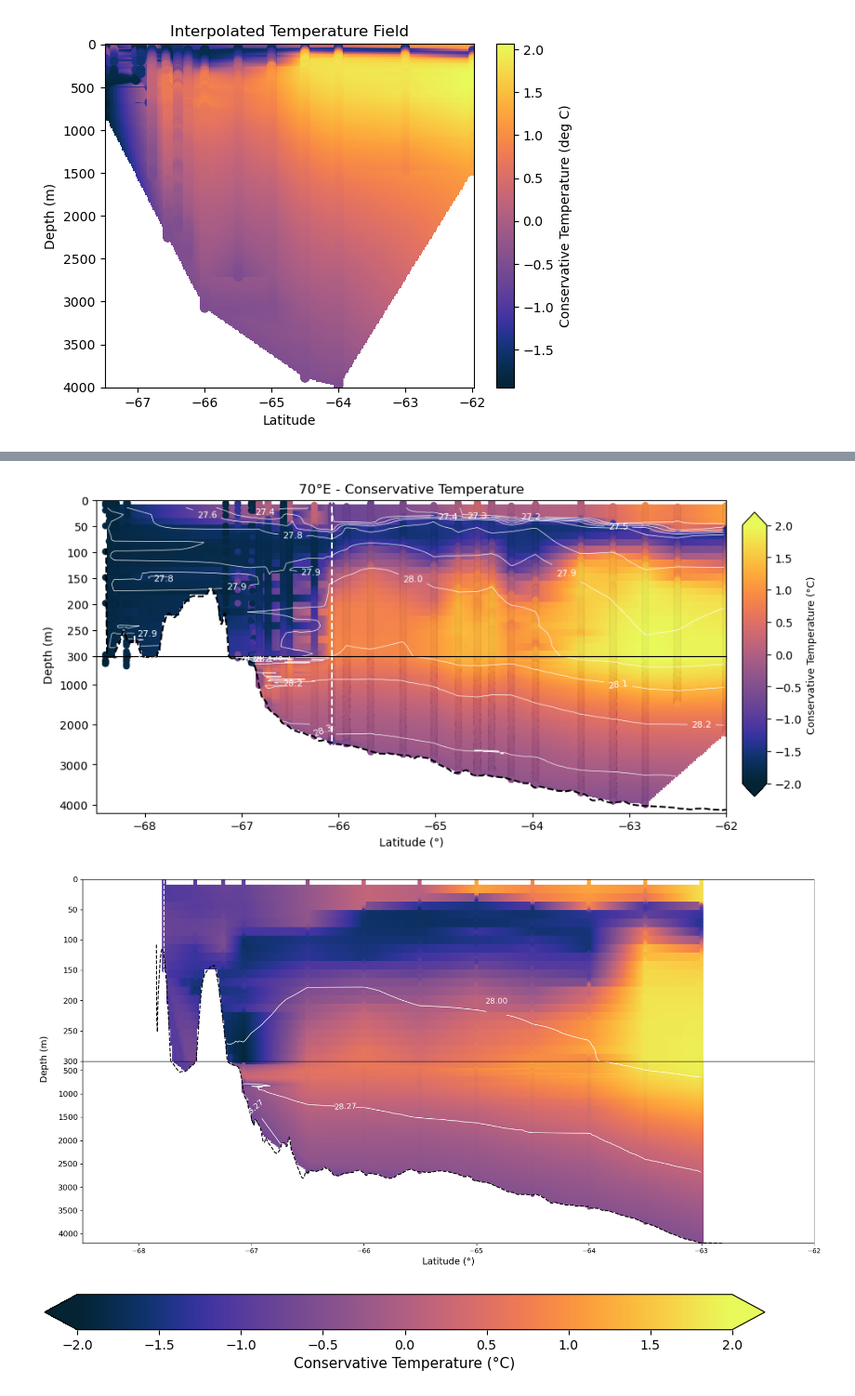
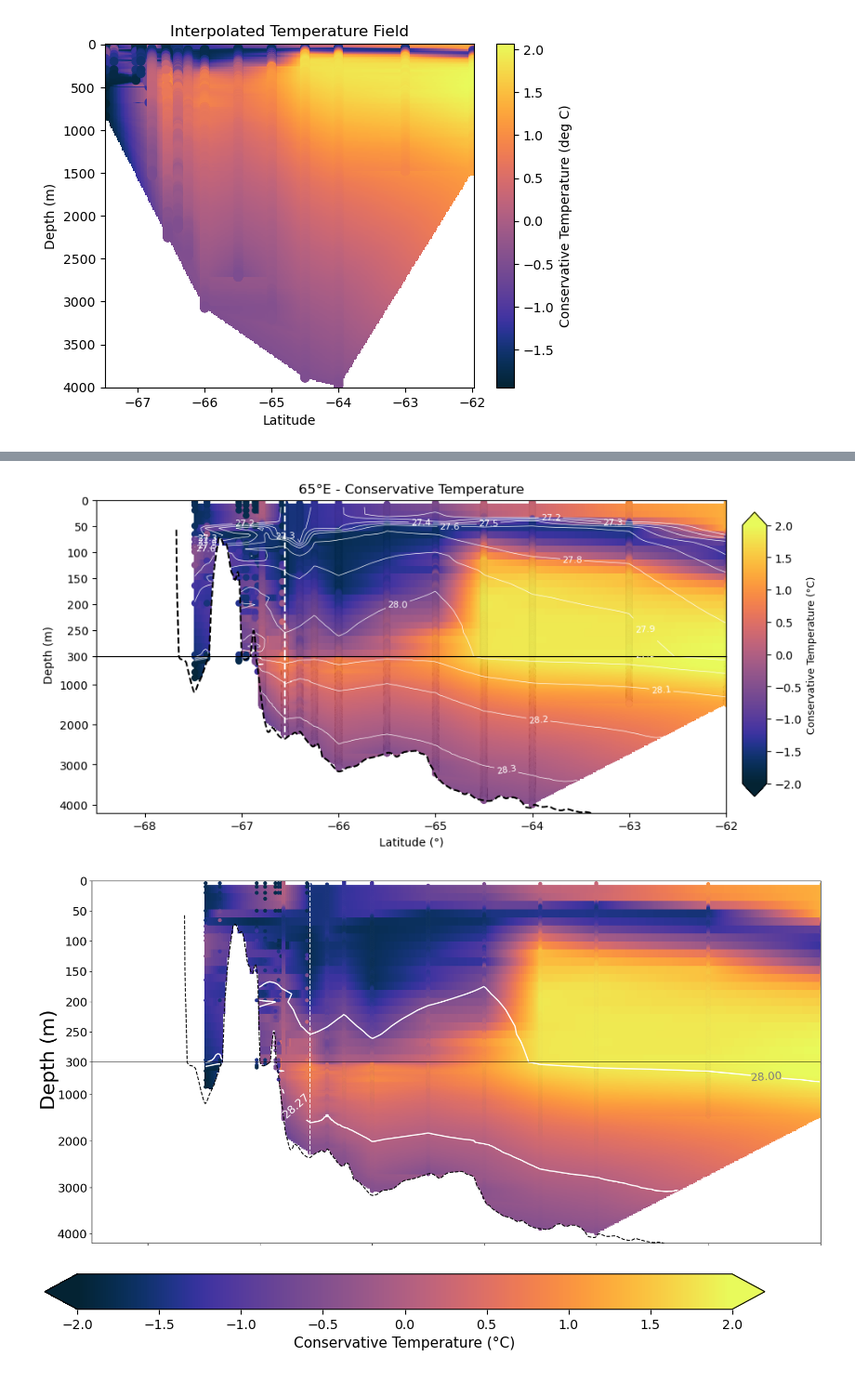
Before and after one commit to SiennaNeve/CDObs, a Jupyter notebook: Notebooks/find_transects.ipynb, the cells around one changed output, grey strips where cells are left out. Shown at 93% size. Saved outputs shown, nothing was run; the diff lists cells and outputs as text; code cells hidden in the pictures.

Commit message:
figure fix ups

```diff
--- a/Notebooks/find_transects.ipynb
+++ b/Notebooks/find_transects.ipynb
@@ -240,15 +240,15 @@ argo_oxygen = oxygen[argo_data]
 ## then open the files & manually add in a time column where Jan 1 = 1 & Dec 30 = 365
 # %%
 #IN2021 65E transect
-# name = 'IN2021'
-# folder_path = '../Data/Final/transect_data/IN2021_65E'
-# longitude_line = 65
+name = 'IN2021'
+folder_path = '../Data/Final/transect_data/IN2021_65E'
+longitude_line = 65
 # # excluded_folder = 'Transect data\IN2021_transect_65E_files\rest of transect to be edited'
 
 # #AA1992 68E transect
-name = 'AA1992'
-folder_path = '../Data/Final/transect_data/AA1992_68E'
-longitude_line = 68
+# name = 'AA1992'
+# folder_path = '../Data/Final/transect_data/AA1992_68E'
+# longitude_line = 68
 # excluded_folder = 'Transect data\AA1992_transect_68E_files\rest of transect to be edited'
 
 # # #IN2021 70E transect
@@ -759,11 +764,11 @@ Minimum Latitude: -67.77583
 
 #make sure to align it with whatever ship transect you have chosen
 # #65 lon
-# min_longitude = 64.99
-# max_longitude = 65.01
-# #68
-min_longitude = 67.99
-max_longitude = 68.01
+min_longitude = 64.99
+max_longitude = 65.01
+# # #68
+# min_longitude = 67.99
+# max_longitude = 68.01
 #70 lon
 # min_longitude = 69.99
 # max_longitude = 70.01
@@ -1359,7 +1364,7 @@ plt.subplots_adjust(hspace=0)
 # Show the plot
 plt.show()
 # %% [output]
-[figure, old version]
+[figure, new version]
 # %%
 # Create the figure and subplots
 fig, (ax1, ax2) = plt.subplots(2, 1, figsize=(20, 10))
@@ -1371,13 +1376,13 @@ elevation = gebco_full.elevation.where(gebco_full.elevation < 0, np.nan)
 mesh1 = ax1.pcolormesh(grid_X, grid_Z, grid_cons_temp_inside_polygon, cmap='cmo.thermal', vmin=-2, vmax=2)
 #cont1 = ax1.contour(grid_X, grid_Z, grid_neu_dens, levels=10, colors='w', linewidths=0.5)
 #cont1 = ax1.contour(grid_X, grid_Z, grid_neu_dens, levels=[27.2, 27.3, 27.4, 27.5, 27.6, 27.8, 27.9, 28.0, 28.1, 28.2, 28.3], colors='w', linewidths=0.5)
-cont1 = ax1.contour(grid_X, grid_Z, grid_neu_dens_inside_polygon, levels=[28, 28.27], colors='w', linewidths=1)
+cont1 = ax1.contour(grid_X, grid_Z, grid_neu_dens_inside_polygon, levels=[28, 28.27], colors='w', linewidths=2)
 # Overlay scatter/plot values
 scat1 = ax1.scatter(latitude, depth, c=cons_temperature, cmap='cmo.thermal', edgecolor = 'lightgray', linewidths=0.01, vmin=-2, vmax=2)
 # # Add vertical dashed white lines for each unique latitude
 # for lat in set(unique_latitudes):
 #     ax1.axvline(x=lat, color='white', linestyle='--', linewidth=0.4)
-label1 = ax1.clabel(cont1, inline=True, fontsize=12, fmt='%1.2f')
+label1 = ax1.clabel(cont1, inline=True, fontsize=17, fmt='%1.2f')
 ax1.axvline(x=max_latitude, color='white', linestyle='--', linewidth=1.5)
 # Manually adjust the position of the label for the 28-level contour
 for label in label1:
@@ -1396,14 +1401,14 @@ ax1.plot(sea_floor_latitude, sea_floor_depth, color='black', linestyle='--', lab
 mesh2 = ax2.pcolormesh(grid_X, grid_Z, grid_cons_temp_inside_polygon, cmap='cmo.thermal', vmin=-2, vmax=2)
 #cont2 = ax2.contour(grid_X, grid_Z, grid_neu_dens, levels=10, colors='w', linewidths=0.5)
 #cont2 = ax2.contour(grid_X, grid_Z, grid_neu_dens, levels=[27.2, 27.3, 27.4, 27.5, 27.6, 27.8, 27.9, 28.0, 28.1, 28.2, 28.3], colors='w', linewidths=0.5)
-cont2 = ax2.contour(grid_X, grid_Z, grid_neu_dens_inside_polygon, levels=[28, 28.27], colors='w', linewidths=1)
+cont2 = ax2.contour(grid_X, grid_Z, grid_neu_dens_inside_polygon, levels=[28, 28.27], colors='w', linewidths=2)
 # Overlay scatter/plot values
 scat2 = ax2.scatter(latitude, depth, c=cons_temperature, cmap='cmo.thermal', edgecolor = 'lightgray', linewidths=0.001, vmin=-2, vmax=2)
 # # Add vertical dashed white lines for each unique latitude
 # for lat in set(unique_latitudes):
 #     ax2.axvline(x=lat, color='white', linestyle='--', linewidth=0.4)
 ax2.axvline(x=max_latitude, color='white', linestyle='--', linewidth=1.5)
-label2 = ax2.clabel(cont2, inline=True, fontsize=12, fmt='%1.2f')
+label2 = ax2.clabel(cont2, inline=True, fontsize=17, fmt='%1.2f')
 # Get the label for the level 28 contour
 label_28 = label2[0]  # Assuming the label for 28 is the first label in the list
 # Set the color of the label for level 28 to a different color (e.g., red)
@@ -1414,47 +1419,50 @@ label_28.set_color('gray')
 ax2.set_ylim(300, 4200)
 ax2.set_xlim(-68.5, -62)
 ax2.invert_yaxis()
-ax2.set_xlabel('Latitude (°)', fontsize=14)
+# ax2.set_xlabel('Latitude', fontsize=30, labelpad=20)
 # ax2.set_xticklabels([])
 # ax2.grid(linewidth=0.3, color='lightgray')
 ax2.plot(sea_floor_latitude, sea_floor_depth, color='black', linestyle='--', label='Seafloor')
 
 
 # Increase y-axis tick label font size for both subplots
-ax1.tick_params(axis='y', labelsize=12)
-ax2.tick_params(axis='y', labelsize=12)
+ax1.tick_params(axis='y', labelsize=18)
+ax2.tick_params(axis='y', labelsize=18)
+ax2.tick_params(axis='x', labelsize=20)
 
 
+
+ax2.set_xticklabels([])
 
 
 # # Create a single colorbar for both subplots
 # cmap = plt.get_cmap('cmo.thermal')
 # norm = colors.Normalize(vmin=-2, vmax=2)
 # sm = plt.cm.ScalarMappable(cmap=cmap, norm=norm)
 # sm.set_array([])
 
 
 # # Position the colorbar on the right side
 # cax = fig.add_axes([0.92, 0.15, 0.03, 0.7])  # [left, bottom, width, height]
 # cbar = fig.colorbar(sm, cax=cax, extend='both')
 # cbar.set_label('Conservative Temperature (°C)', fontsize=13)
 # cbar.ax.tick_params(axis='y', labelsize=11)
 # #cbar.set_label('Absolute Salinity (g/kg)', fontsize=9)
 
 # Add y-axis title between the subplots
-fig.text(0.08, 0.5, 'Depth (m)', va='center', rotation='vertical', fontsize=14)
+fig.text(0.07, 0.5, 'Depth (m)', va='center', rotation='vertical', fontsize=30)
 
 # Adjust the spacing between subplots
 plt.subplots_adjust(hspace=0)
 
 
 # ax1.grid(True)
 # ax2.grid(True)
 
 # Show the plot
 plt.show()
 # %% [output]
-[figure, old version]
+[figure, new version]
 # %%
 fig, ax = plt.subplots(figsize=(10, 1))
 fig.subplots_adjust(bottom=0.5)
```
Also changed, not shown: parts of 14 cells of this notebook, 1 other file.
